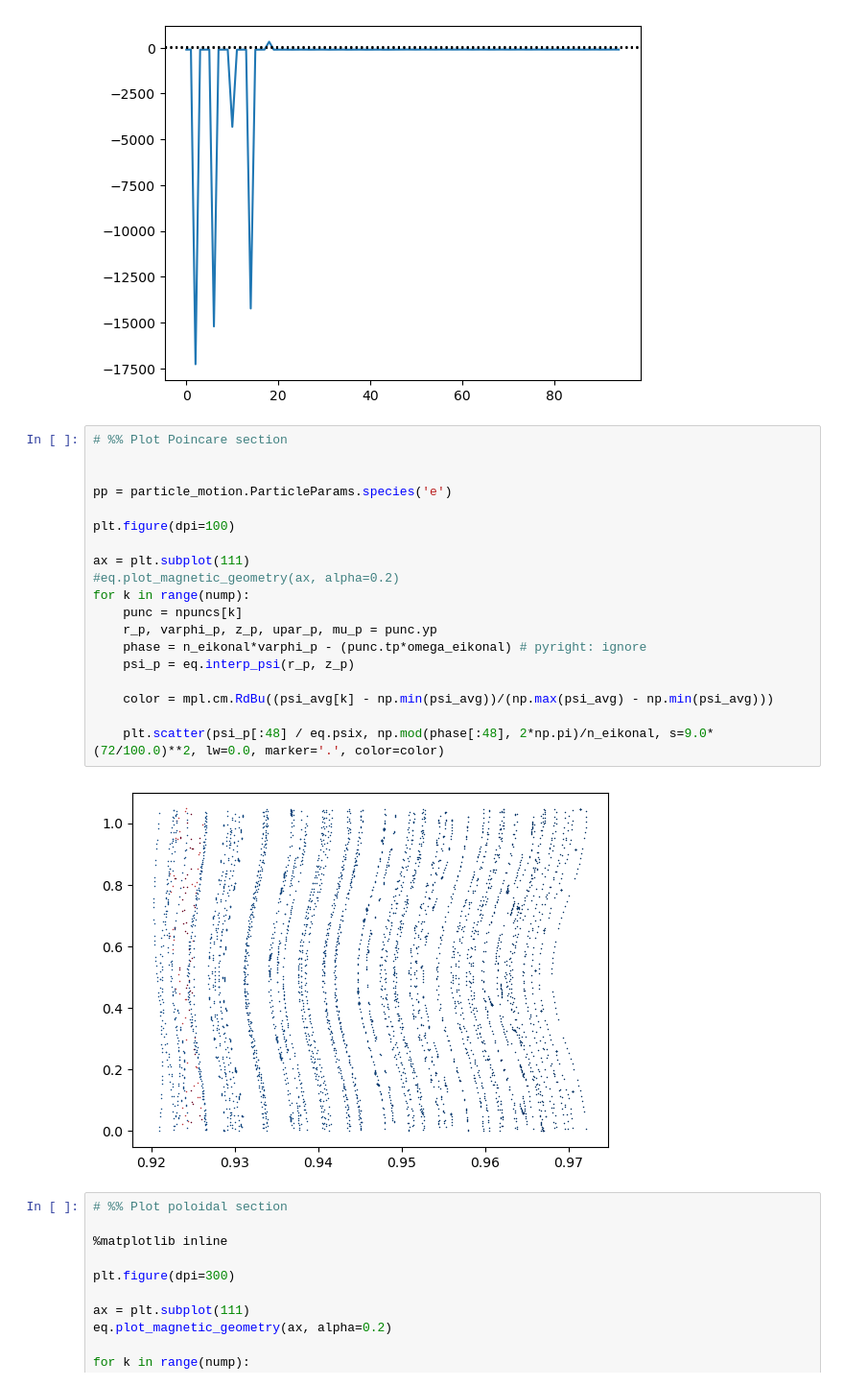
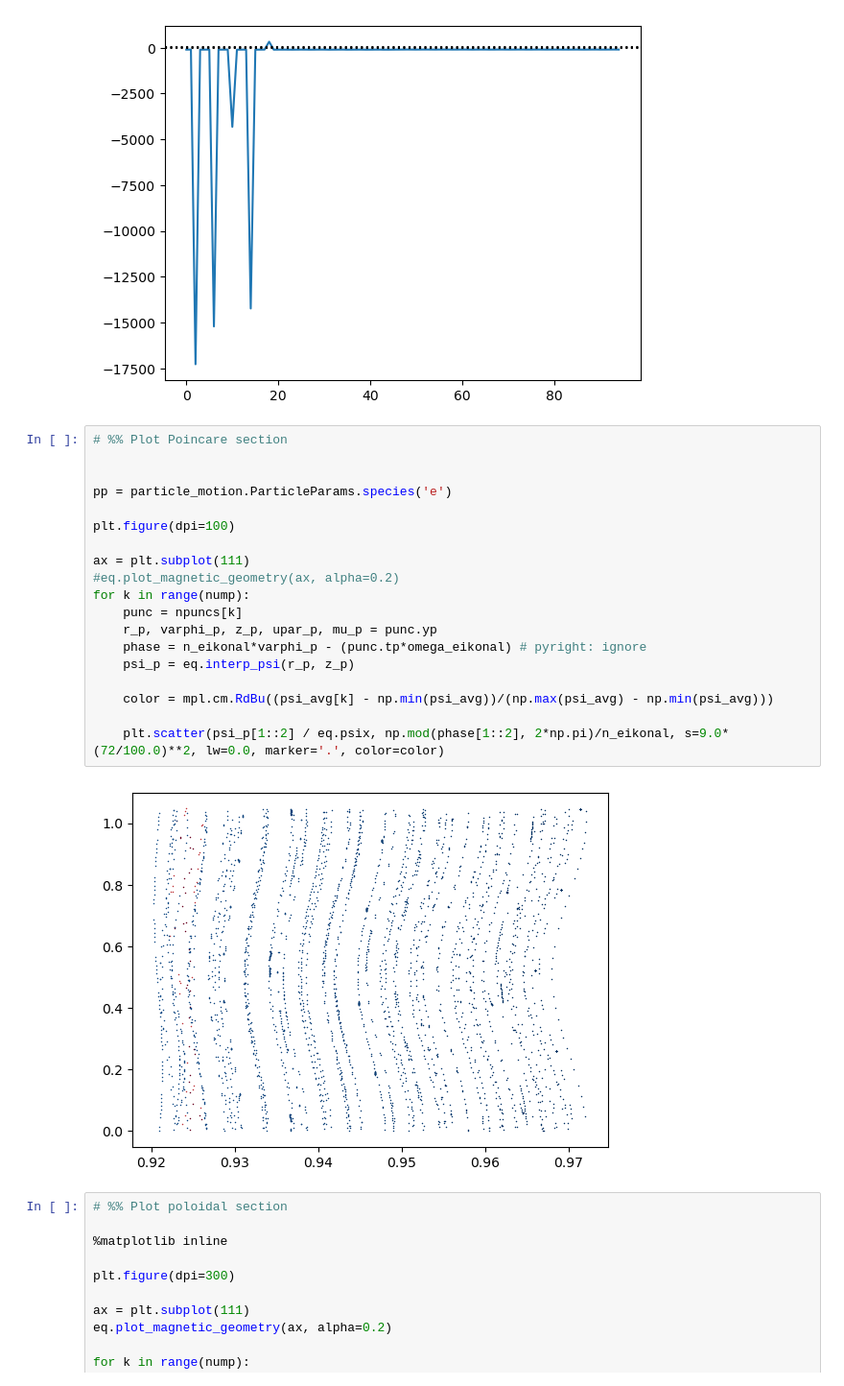
Before and after one commit to Maplenormandy/c1lgkt-jax, a Jupyter notebook: bin/negative_triangularity/nt_analysis.ipynb, the cells around one changed output. Shown at 96% size. Cells and saved outputs as stored; diff of their text form.

```diff
--- a/bin/negative_triangularity/nt_analysis.ipynb
+++ b/bin/negative_triangularity/nt_analysis.ipynb
@@ -228,24 +228,24 @@ plt.axhline(4*np.pi, ls=':', c='k')
 # %%
 # %% Plot Poincare section
 
 
 pp = particle_motion.ParticleParams.species('e')
 
 plt.figure(dpi=100)
 
 ax = plt.subplot(111)
 #eq.plot_magnetic_geometry(ax, alpha=0.2)
 for k in range(nump):
     punc = npuncs[k]
     r_p, varphi_p, z_p, upar_p, mu_p = punc.yp
     phase = n_eikonal*varphi_p - (punc.tp*omega_eikonal) # pyright: ignore
     psi_p = eq.interp_psi(r_p, z_p)
 
     color = mpl.cm.RdBu((psi_avg[k] - np.min(psi_avg))/(np.max(psi_avg) - np.min(psi_avg)))
 
-    plt.scatter(psi_p[:48] / eq.psix, np.mod(phase[:48], 2*np.pi)/n_eikonal, s=9.0*(72/100.0)**2, lw=0.0, marker='.', color=color)
+    plt.scatter(psi_p[1::2] / eq.psix, np.mod(phase[1::2], 2*np.pi)/n_eikonal, s=9.0*(72/100.0)**2, lw=0.0, marker='.', color=color)
 # %% [output]
-[figure, old version]
+[figure, new version]
 # %%
 # %% Plot poloidal section
 
```
Also changed, not shown: 3 other files.
